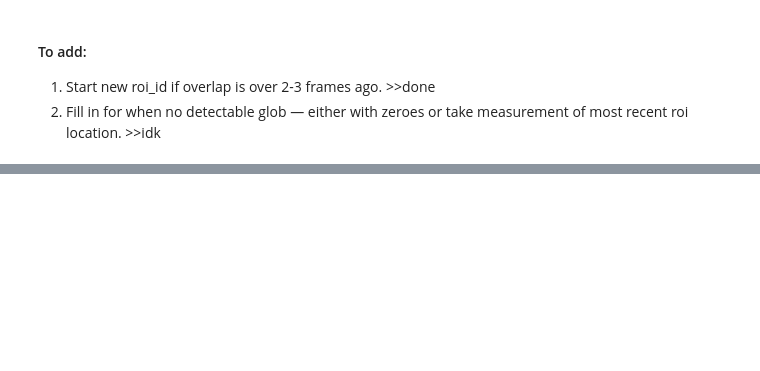
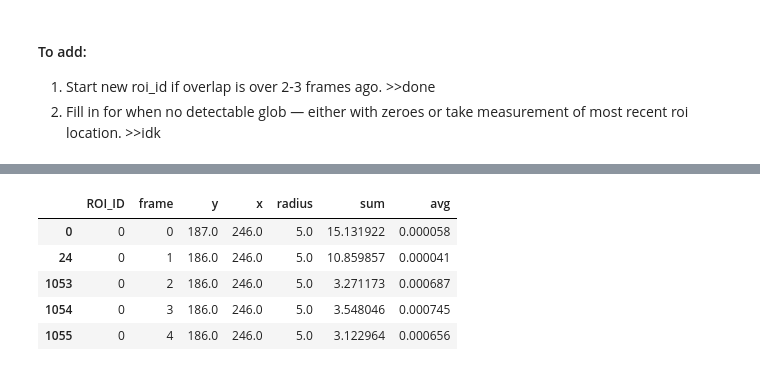
Before and after one commit to jglichowsk/organelle-measure, a Jupyter notebook: organelle_measure/notebooks/myo1-globular-timelapse-analysis.ipynb, the cells around one changed output, grey strips where cells are left out. Saved outputs shown, nothing was run; the diff lists cells and outputs as text; code cells hidden in the pictures; blank space fills up the shorter version.

```diff
--- a/organelle_measure/notebooks/myo1-globular-timelapse-analysis.ipynb
+++ b/organelle_measure/notebooks/myo1-globular-timelapse-analysis.ipynb
@@ -237,0 +302,9 @@ roi_paths(test, 1)
+# %%
+df_01222026.loc[df_01222026.ROI_ID==0].sort_values(by=['frame'])
+# %% [output]
+|  | ROI_ID | frame | y | x | radius | sum | avg |
+| 0 | 0 | 0 | 187.0 | 246.0 | 5.0 | 15.131922 | 0.000058 |
+| 24 | 0 | 1 | 186.0 | 246.0 | 5.0 | 10.859857 | 0.000041 |
+| 1053 | 0 | 2 | 186.0 | 246.0 | 5.0 | 3.271173 | 0.000687 |
+| 1054 | 0 | 3 | 186.0 | 246.0 | 5.0 | 3.548046 | 0.000745 |
+| 1055 | 0 | 4 | 186.0 | 246.0 | 5.0 | 3.122964 | 0.000656 |
```
Also changed, not shown: parts of 19 cells of this notebook, 13 other files.
